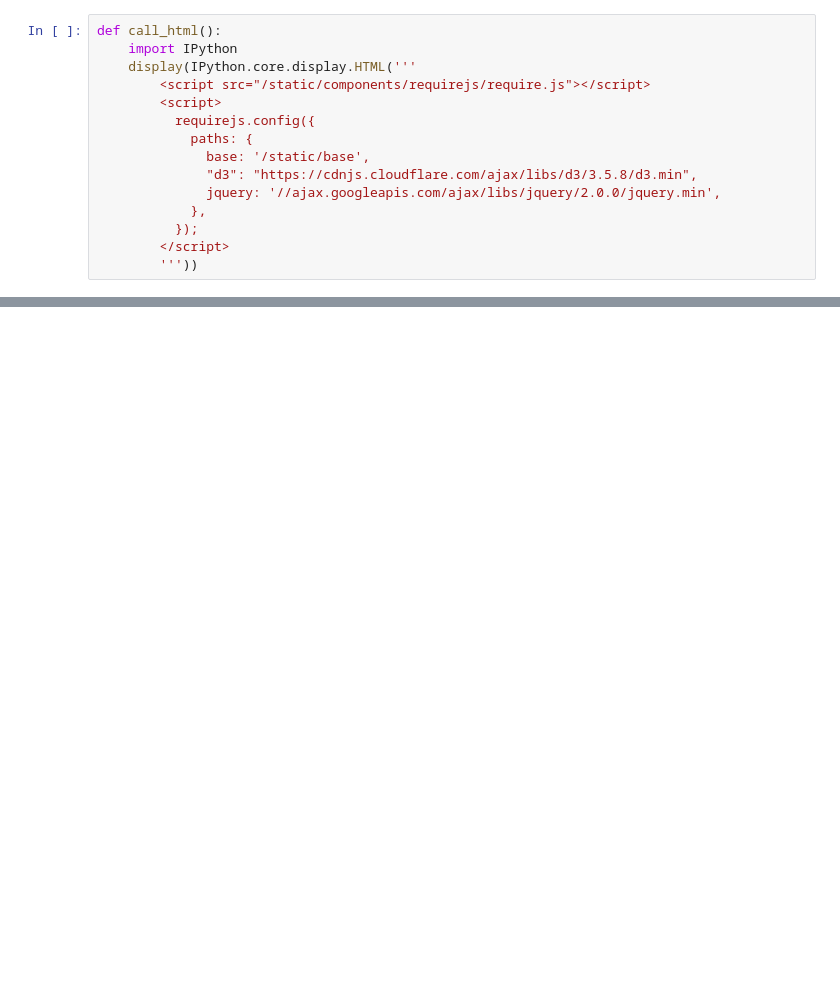
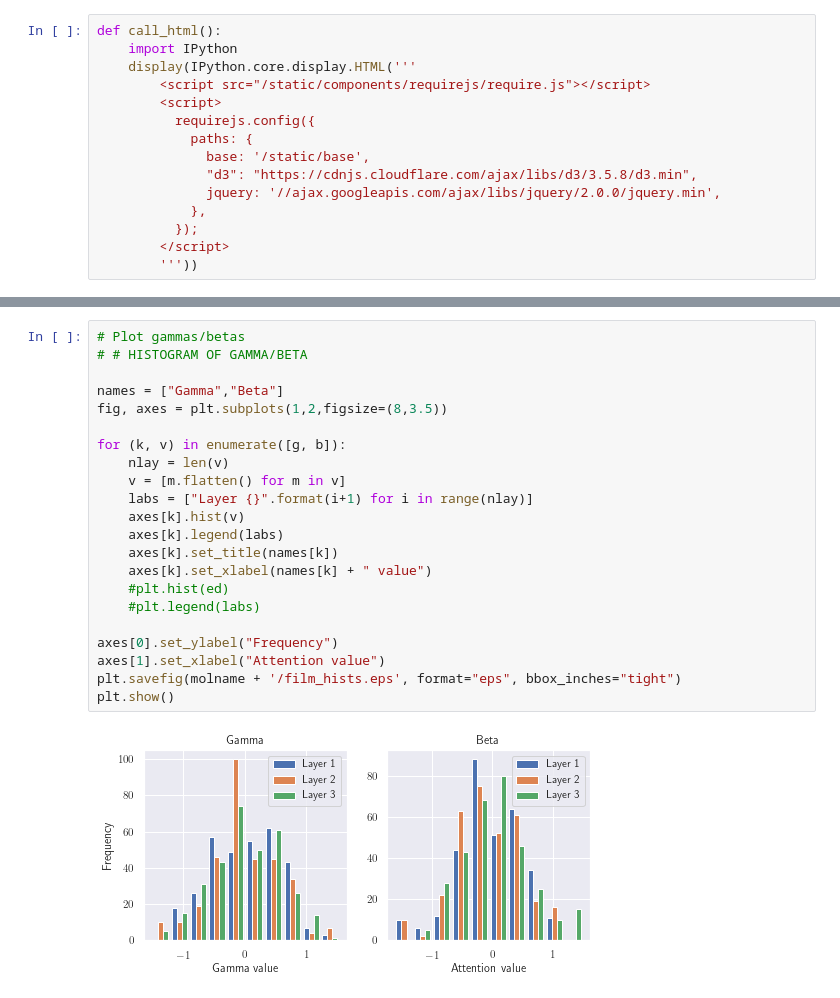
Before and after one commit to Basil-M/MEng-Project, a Jupyter notebook: view_attn.ipynb, the cells around one changed output, grey strips where cells are left out. Saved outputs shown, nothing was run; the diff lists cells and outputs as text; blank space fills up the shorter version.

```diff
--- a/view_attn.ipynb
+++ b/view_attn.ipynb
@@ -95,0 +293,24 @@ ValueError: all the input array dimensions except for the concatenation axis mus
+# %%
+# Plot gammas/betas
+# # HISTOGRAM OF GAMMA/BETA
+
+names = ["Gamma","Beta"]
+fig, axes = plt.subplots(1,2,figsize=(8,3.5))
+
+for (k, v) in enumerate([g, b]):
+    nlay = len(v)
+    v = [m.flatten() for m in v]
+    labs = ["Layer {}".format(i+1) for i in range(nlay)]
+    axes[k].hist(v)
+    axes[k].legend(labs)
+    axes[k].set_title(names[k])
+    axes[k].set_xlabel(names[k] + " value")
+    #plt.hist(ed)
+    #plt.legend(labs)
+
+axes[0].set_ylabel("Frequency")
+axes[1].set_xlabel("Attention value")
+plt.savefig(molname + '/film_hists.eps', format="eps", bbox_inches="tight")
+plt.show()
+# %% [output]
+[figure, added]
```
Also changed, not shown: parts of 15 cells of this notebook, 5 other files.
